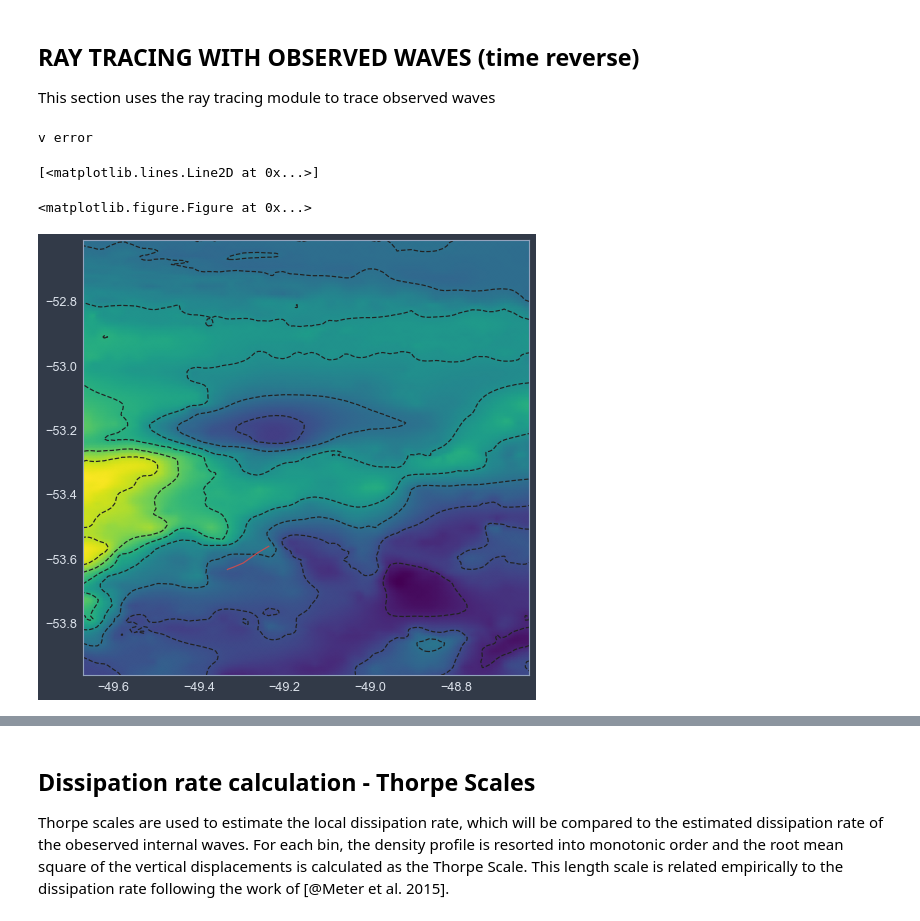
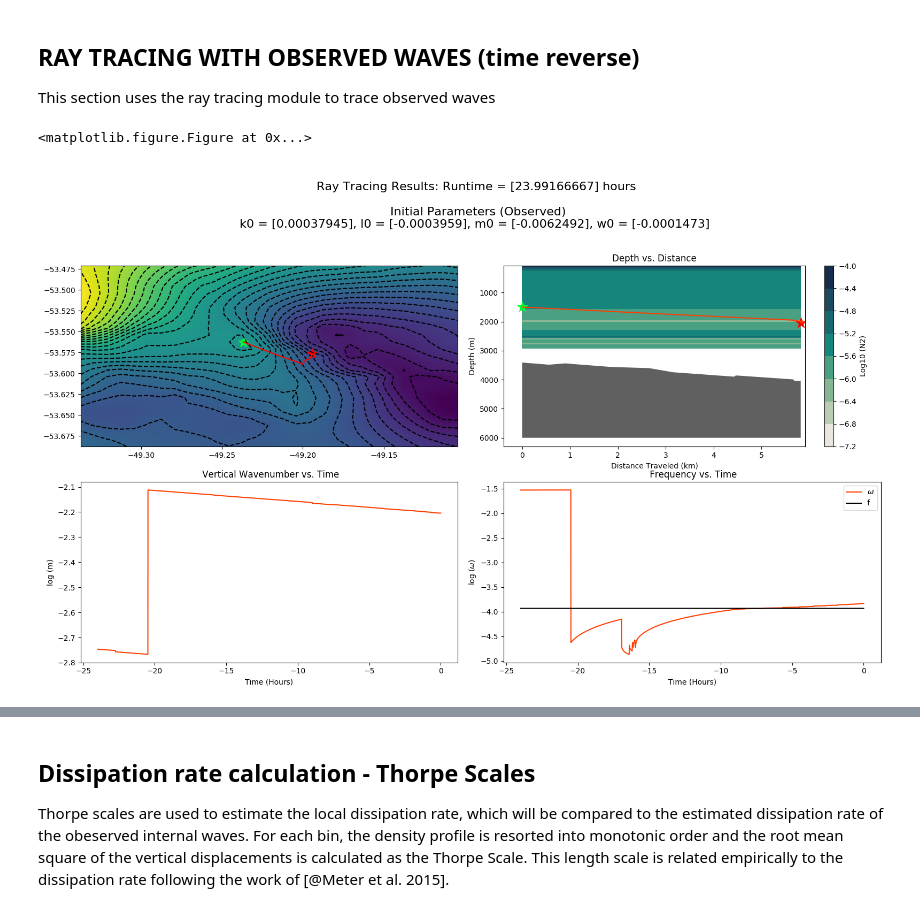
Before and after one commit to saltyPhysics/Lee_waves_dissertation, a Jupyter notebook: Dissertation Log.ipynb, the cells around one changed output, grey strips where cells are left out. Cells and saved outputs as stored; diff of their text form; code cells hidden in the pictures.

Commit message:
Fully functional ray tracing with satgem (should work properly now)

```diff
--- a/Dissertation Log.ipynb
+++ b/Dissertation Log.ipynb
@@ -604,22 +606,15 @@ plt.figure(figsize=(8,8))
 # plt.pcolormesh(lon_b, lat_b, bathy_rev, shading='gouraud')
 # plt.contour(lon_b, lat_b, bathy_rev, colors='k')
 gem = rt.satGEM_field()
-lat2 = np.tile(lat, (6,1))
-lon2 = np.tile(lon, (6,1))
 k0 = 0.000379449
-l0 = 0.000395896
+l0 = -0.000395896
 m0 = -0.0062492
 w0 = -0.00014730
-wave = rt.Wave(k=k0, l=l0, m=m0, w0=w0, z0=1500, lat=lat[:,5], lon=lon[:,5],
-              t0=towyo_date)
+wave = rt.Wave(k=k0, l=l0, m=m0, w0=w0, z0=1500,t0=towyo_date,
+               lat=lat[:,5], lon=lon[:,5]
+              )
 
-results = rt.run_tracing(wave, gem, duration=7*24, tstep=30, time_direction='forward', status=False)
-plt.figure(figsize=(8,8))
-plt.pcolormesh(lon_b, lat_b, bathy_rev, shading='gouraud')
-plt.contour(lon_b, lat_b, bathy_rev, colors='k')
-plt.plot(results['lon'], results['lat'], c='r')
+
+results = rt.run_tracing(wave, gem, duration=24, tstep=30, time_direction='reverse', status=False)
 # %% [output]
-v error
+<matplotlib.figure.Figure at 0x...>
-[<matplotlib.lines.Line2D at 0x...>]
-<matplotlib.figure.Figure at 0x...>
-[figure, removed]
@@ -627,0 +621,4 @@ v error
+# %%
+fig1 = rt.dashboard(results, gem, ms=200, buffer=.1, cls=30)
+# %% [output]
+[figure, added]
```
Also changed, not shown: parts of 14 cells of this notebook, 1 other file.
